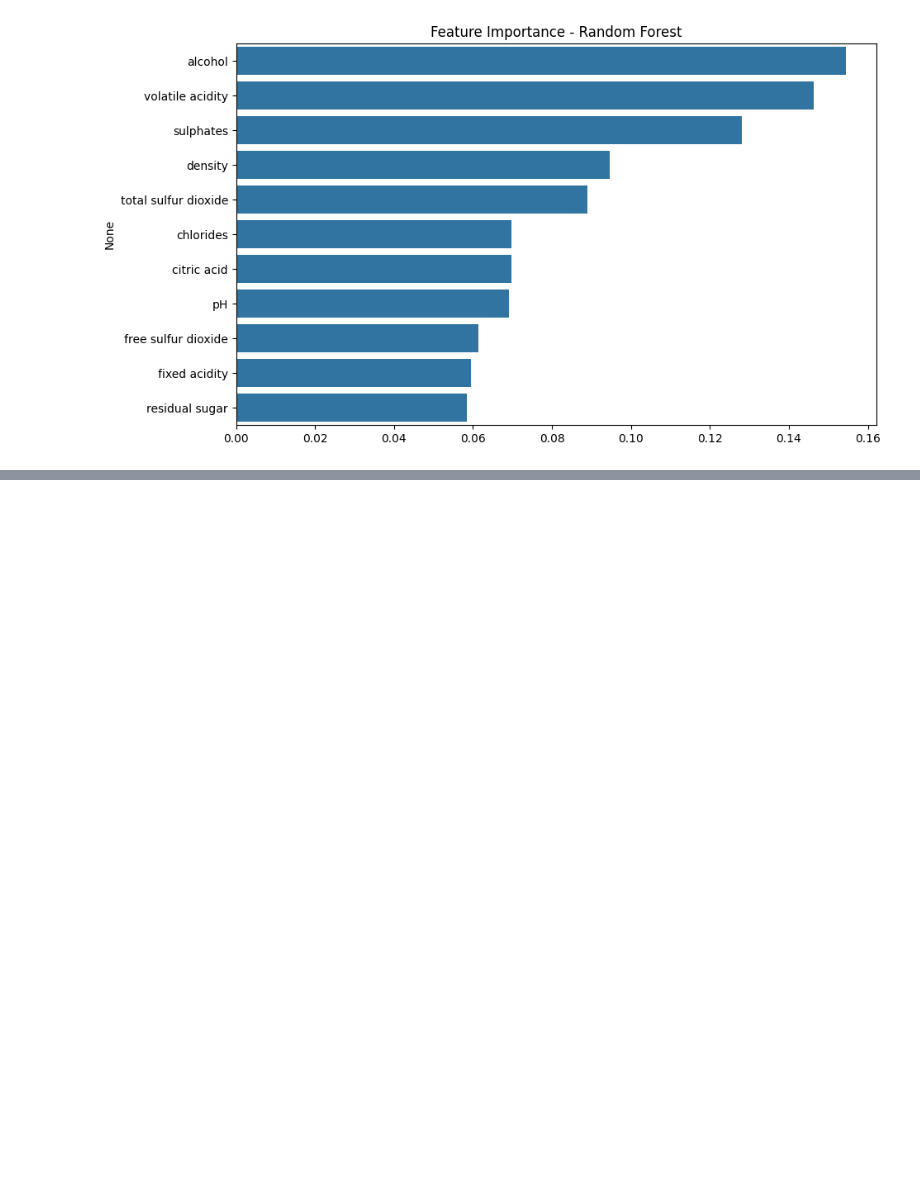
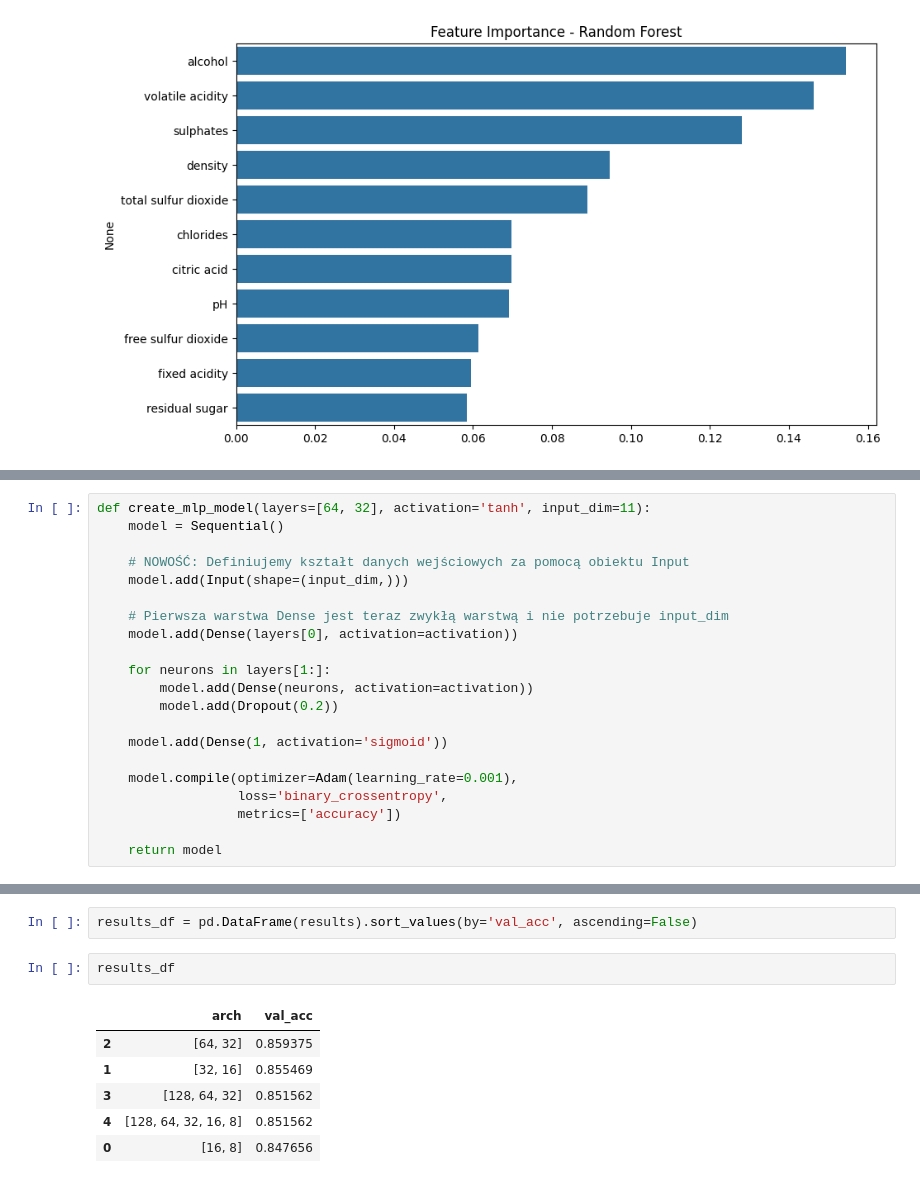
Before and after one commit to KluskaGit/Red-Wine-Classification, a Jupyter notebook: raport.ipynb, the cells around one changed output, grey strips where cells are left out. Saved outputs shown, nothing was run; the diff lists cells and outputs as text; blank space fills up the shorter version.

```diff
--- a/raport.ipynb
+++ b/raport.ipynb
@@ -796,0 +815,21 @@ plt.show()
+# %%
+def create_mlp_model(layers=[64, 32], activation='tanh', input_dim=11):
+    model = Sequential()
+
+    # NOWOŚĆ: Definiujemy kształt danych wejściowych za pomocą obiektu Input
+    model.add(Input(shape=(input_dim,)))
+
+    # Pierwsza warstwa Dense jest teraz zwykłą warstwą i nie potrzebuje input_dim
+    model.add(Dense(layers[0], activation=activation))
+
+    for neurons in layers[1:]:
+        model.add(Dense(neurons, activation=activation))
+        model.add(Dropout(0.2))
+
+    model.add(Dense(1, activation='sigmoid'))
+
+    model.compile(optimizer=Adam(learning_rate=0.001),
+                  loss='binary_crossentropy',
+                  metrics=['accuracy'])
+
+    return model
@@ -796,0 +863,11 @@ plt.show()
+# %%
+results_df = pd.DataFrame(results).sort_values(by='val_acc', ascending=False)
+# %%
+results_df
+# %% [output]
+|  | arch | val_acc |
+| 2 | [64, 32] | 0.859375 |
+| 1 | [32, 16] | 0.855469 |
+| 3 | [128, 64, 32] | 0.851562 |
+| 4 | [128, 64, 32, 16, 8] | 0.851562 |
+| 0 | [16, 8] | 0.847656 |
```
Also changed, not shown: parts of 20 cells of this notebook.
